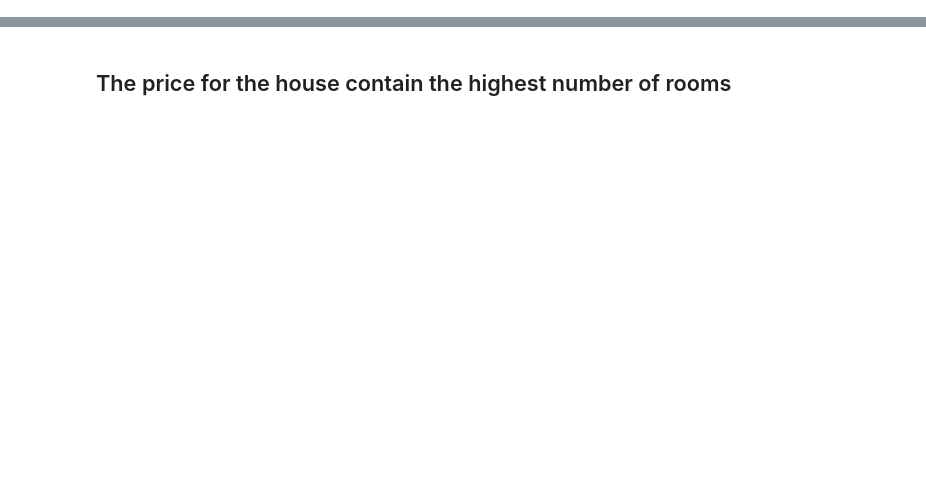
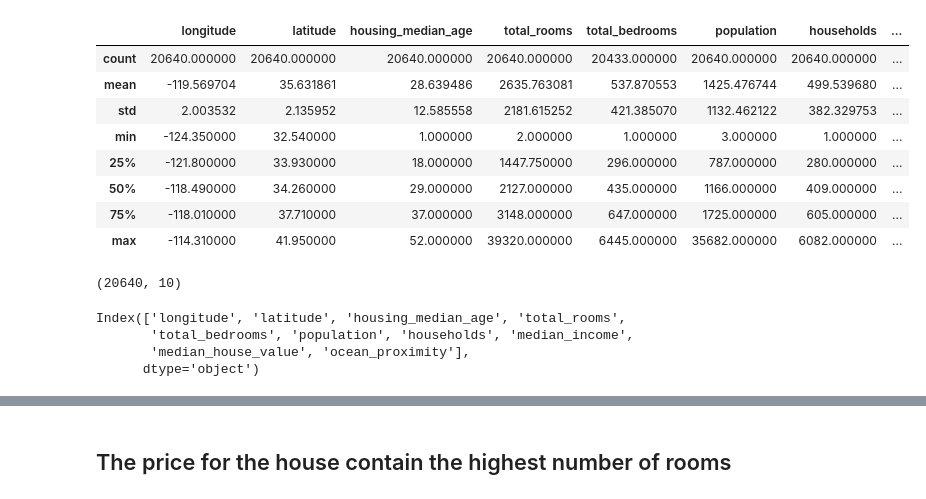
Before and after one commit to AbdulrahmanAlShaweesh/house-pricing-production, a Jupyter notebook: House-pricing-prediction.ipynb, the cells around one changed output, grey strips where cells are left out. Saved outputs shown, nothing was run; the diff lists cells and outputs as text; code cells hidden in the pictures; blank space fills up the shorter version.

```diff
--- a/House-pricing-prediction.ipynb
+++ b/House-pricing-prediction.ipynb
@@ -185,0 +94,25 @@ house_dataset[house_dataset['bathrooms'] == house_dataset['bathrooms'].max()]
+# %%
+# some statistical measurement (neam, std, min max etc)
+house_pricing_df.describe().style.background_gradient(cmap='Reds')
+# %% [output]
+|  | longitude | latitude | housing_median_age | total_rooms | total_bedrooms | population | households | ... |
+| count | 20640.000000 | 20640.000000 | 20640.000000 | 20640.000000 | 20433.000000 | 20640.000000 | 20640.000000 | ... |
+| mean | -119.569704 | 35.631861 | 28.639486 | 2635.763081 | 537.870553 | 1425.476744 | 499.539680 | ... |
+| std | 2.003532 | 2.135952 | 12.585558 | 2181.615252 | 421.385070 | 1132.462122 | 382.329753 | ... |
+| min | -124.350000 | 32.540000 | 1.000000 | 2.000000 | 1.000000 | 3.000000 | 1.000000 | ... |
+| 25% | -121.800000 | 33.930000 | 18.000000 | 1447.750000 | 296.000000 | 787.000000 | 280.000000 | ... |
+| 50% | -118.490000 | 34.260000 | 29.000000 | 2127.000000 | 435.000000 | 1166.000000 | 409.000000 | ... |
+| 75% | -118.010000 | 37.710000 | 37.000000 | 3148.000000 | 647.000000 | 1725.000000 | 605.000000 | ... |
+| max | -114.310000 | 41.950000 | 52.000000 | 39320.000000 | 6445.000000 | 35682.000000 | 6082.000000 | ... |
+# %%
+house_pricing_df.shape            # shape of the data (number of rows and columns)
+# %% [output]
+(20640, 10)
+# %%
+# Show all columns name in the dataset
+house_pricing_df.columns
+# %% [output]
+Index(['longitude', 'latitude', 'housing_median_age', 'total_rooms',
+       'total_bedrooms', 'population', 'households', 'median_income',
+       'median_house_value', 'ocean_proximity'],
+      dtype='object')
```
Also changed, not shown: parts of 83 cells of this notebook.
